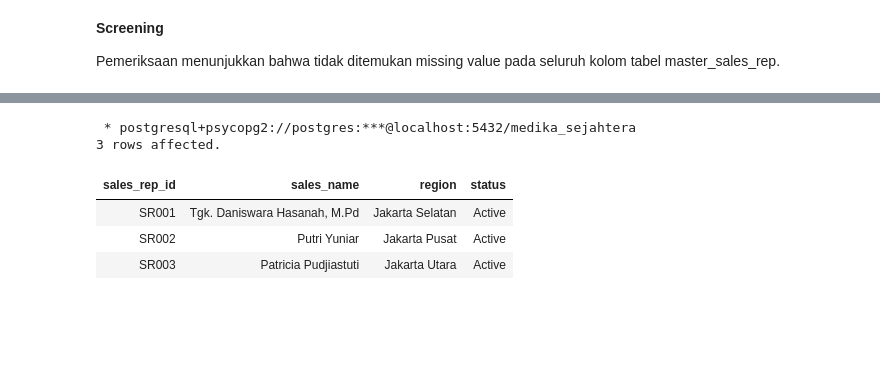
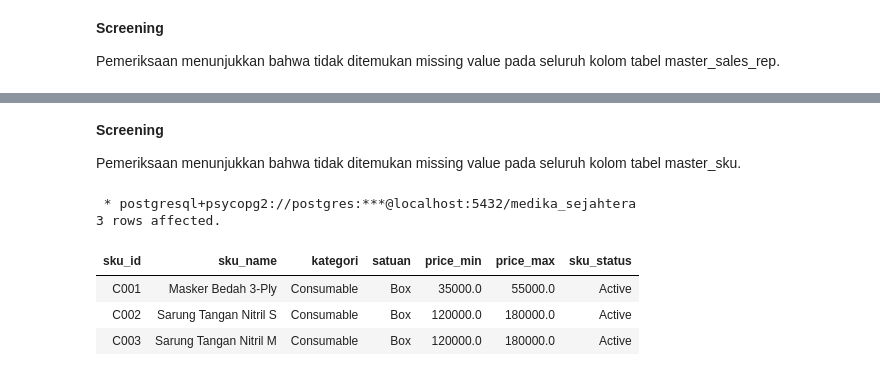
Before and after one commit to Rpfitrah/return-analysis-medika-sejahtera, a Jupyter notebook: Notebook/01_data_understanding.ipynb, the cells around one changed output, grey strips where cells are left out. Drawn from its saved outputs; the diff is of its cells as text; code cells hidden in the pictures; blank space fills up the shorter version.

Commit message:
missing values check

```diff
--- a/Notebook/01_data_understanding.ipynb
+++ b/Notebook/01_data_understanding.ipynb
@@ -1722,14 +1845,18 @@ Pemeriksaan menunjukkan bahwa tidak ditemukan missing value pada seluruh kolom t
+# %% [markdown]
+**Screening**
+
+Pemeriksaan menunjukkan bahwa tidak ditemukan missing value pada seluruh kolom tabel master_sku.
 # %%
 %%sql
 
 SELECT *
 FROM
-    master_sales_rep
+    master_sku
 LIMIT 3
 # %% [output]
  * postgresql+psycopg2://postgres:***@localhost:5432/medika_sejahtera
 3 rows affected.
-| sales_rep_id | sales_name | region | status |
-| SR001 | Tgk. Daniswara Hasanah, M.Pd | Jakarta Selatan | Active |
-| SR002 | Putri Yuniar | Jakarta Pusat | Active |
-| SR003 | Patricia Pudjiastuti | Jakarta Utara | Active |
+| sku_id | sku_name | kategori | satuan | price_min | price_max | sku_status |
+| C001 | Masker Bedah 3-Ply | Consumable | Box | 35000.0 | 55000.0 | Active |
+| C002 | Sarung Tangan Nitril S | Consumable | Box | 120000.0 | 180000.0 | Active |
+| C003 | Sarung Tangan Nitril M | Consumable | Box | 120000.0 | 180000.0 | Active |
```
Also changed, not shown: parts of 1 cell of this notebook.
